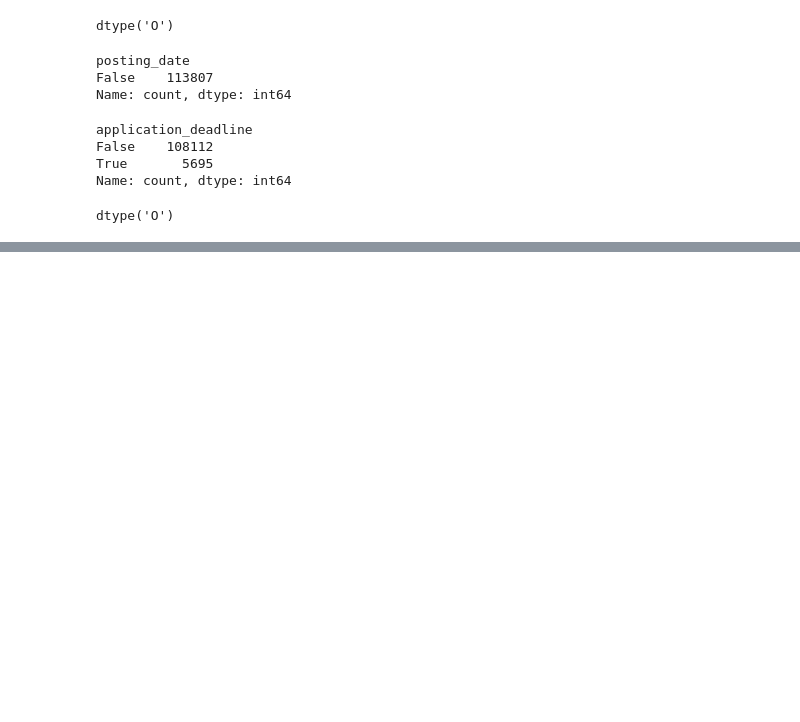
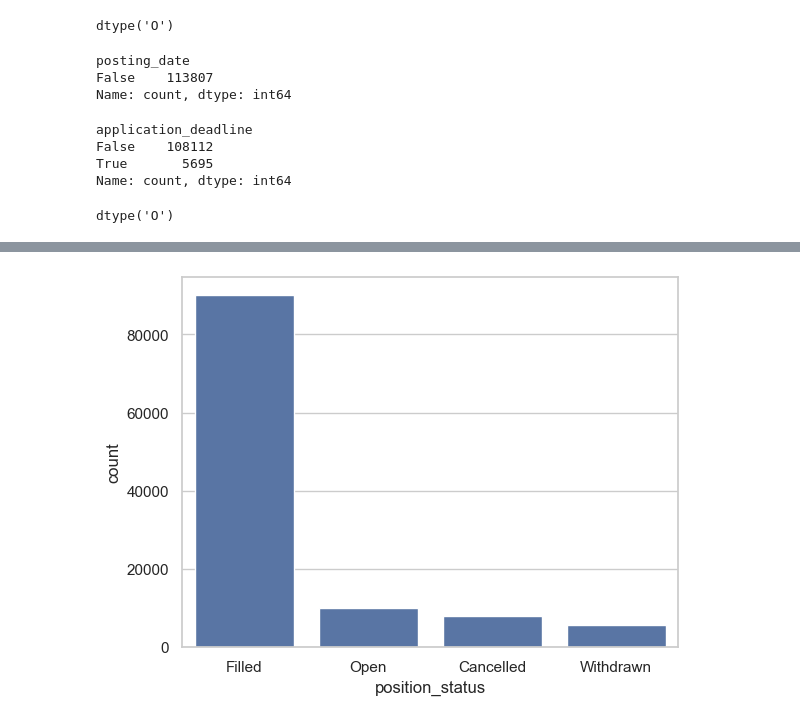
Before and after one commit to noobcoder909/task_2, a Jupyter notebook: pandas_and_seaborn.ipynb, the cells around one changed output, grey strips where cells are left out. Saved outputs shown, nothing was run; the diff lists cells and outputs as text; code cells hidden in the pictures; blank space fills up the shorter version.

```diff
--- a/pandas_and_seaborn.ipynb
+++ b/pandas_and_seaborn.ipynb
@@ -745,0 +773,6 @@ dtype('O')
+# %%
+position=df['position_status'].value_counts().reset_index(name='count')
+sns.barplot(data=position, x='position_status',y='count' )
+plt.show()
+# %% [output]
+[figure, added]
```
Also changed, not shown: parts of 13 cells of this notebook.
